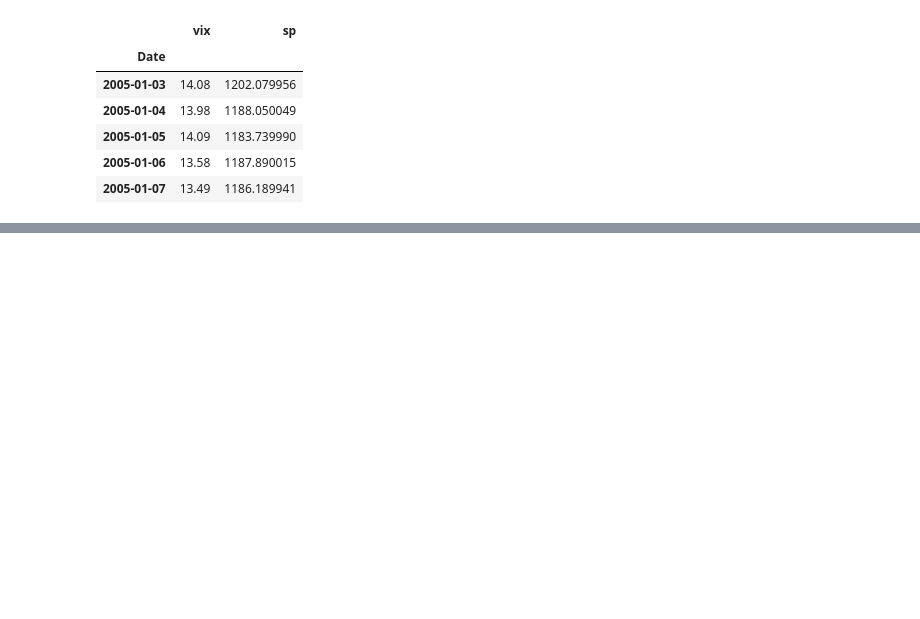
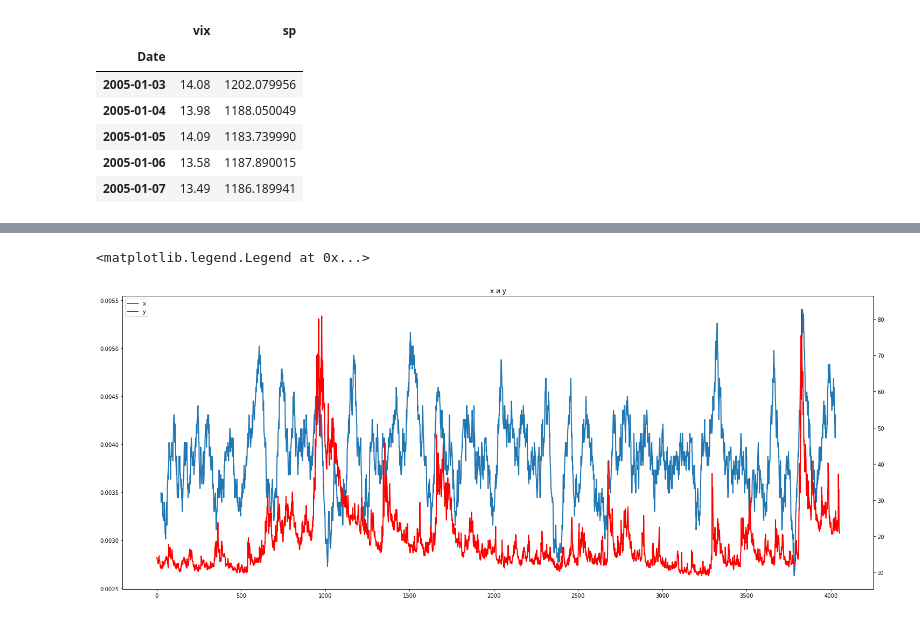
Before and after one commit to ksn38/fin, a Jupyter notebook: sp500_stocks2.ipynb, the cells around one changed output, grey strips where cells are left out. Saved outputs shown, nothing was run; the diff lists cells and outputs as text; code cells hidden in the pictures; blank space fills up the shorter version.

```diff
--- a/sp500_stocks2.ipynb
+++ b/sp500_stocks2.ipynb
@@ -89,0 +154,15 @@ for i in range(2090, len(df)):
+# %%
+fig, ax = plt.subplots()
+ax.set_title('x и y')
+fig.set_size_inches(25, 10)
+
+lns1 = ax.plot(df_['0'].rolling(window=50, center=True).mean(), linewidth=2, label='x')
+ax2 = ax.twinx()
+lns2 = ax2.plot(df_.vix, linewidth=2, c='r', label='y')
+
+lns = lns1+lns2
+labs = [l.get_label() for l in lns]
+ax.legend(lns, labs, loc='upper left')
+# %% [output]
+<matplotlib.legend.Legend at 0x...>
+[figure, added]
```
Also changed, not shown: parts of 7 cells of this notebook.
